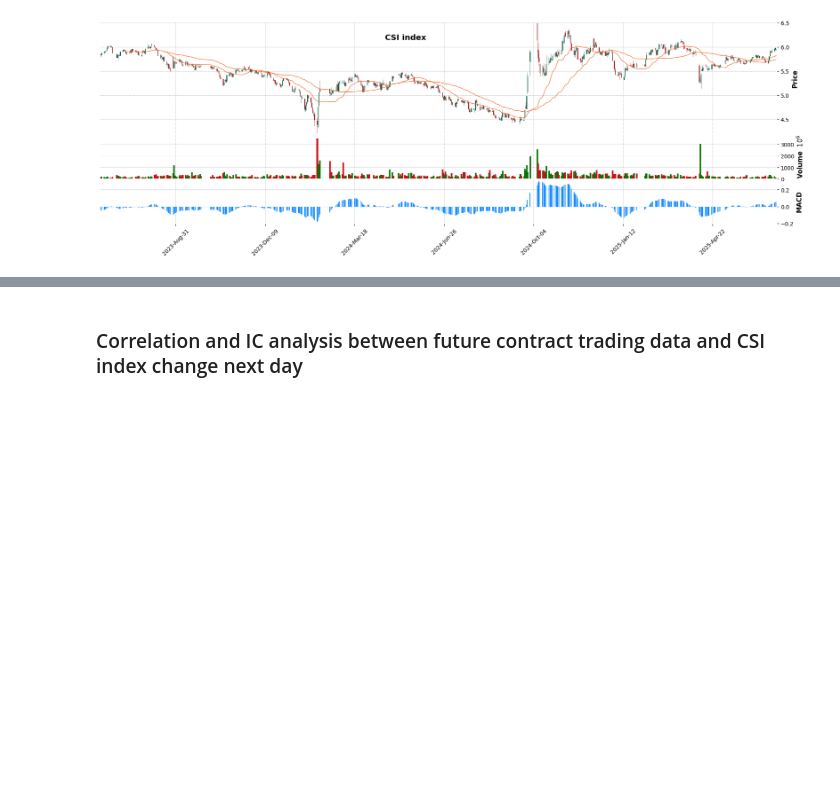
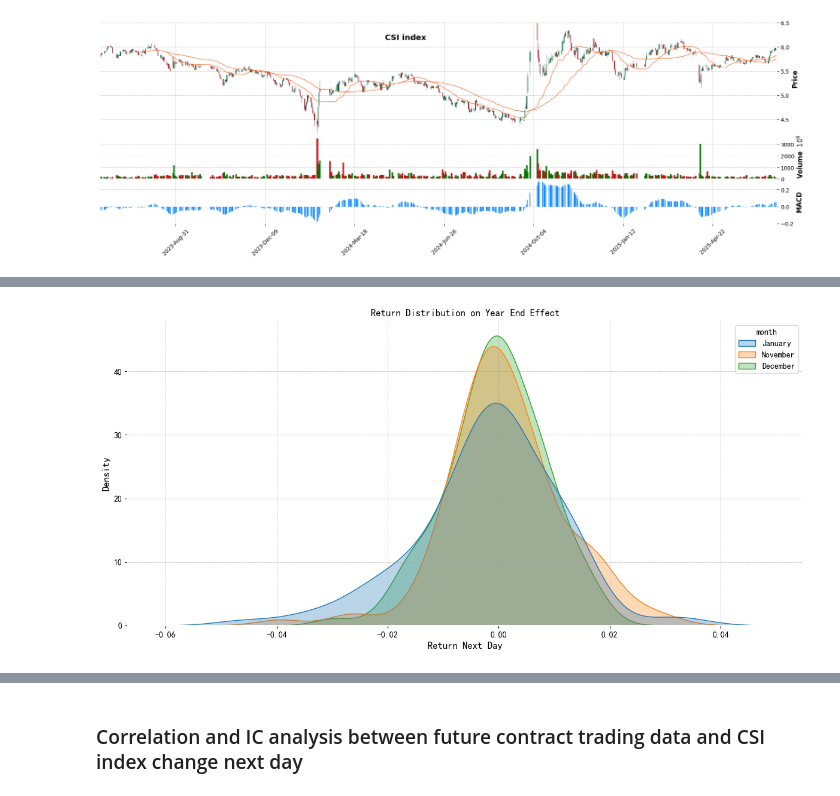
Before and after one commit to mingl2000/UCBCapstone, a Jupyter notebook: UCBCapstone_data_explorer.ipynb, the cells around one changed output, grey strips where cells are left out. Cells and saved outputs as stored; diff of their text form; code cells hidden in the pictures; blank space fills up the shorter version.

```diff
--- a/UCBCapstone_data_explorer.ipynb
+++ b/UCBCapstone_data_explorer.ipynb
@@ -111,0 +119,15 @@ plot_future_trading(df_index, df_future_trading,df_future_trading_by_date)
+# %%
+df_index['month'] = df_index.index.month_name()
+plt.figure(figsize=(12, 6))
+
+# This auto-handles legend:
+sns.kdeplot(data=df_index[df_index['month'].isin(['November','December','January'])], x='Return', hue='month', fill=True, common_norm=False, alpha=0.3)
+
+plt.title('Return Distribution on Year End Effect')
+plt.xlabel('Return Next Day')
+plt.ylabel('Density')
+plt.grid(True)
+plt.tight_layout()
+plt.show()
+# %% [output]
+[figure, added]
```
Also changed, not shown: parts of 6 cells of this notebook.
